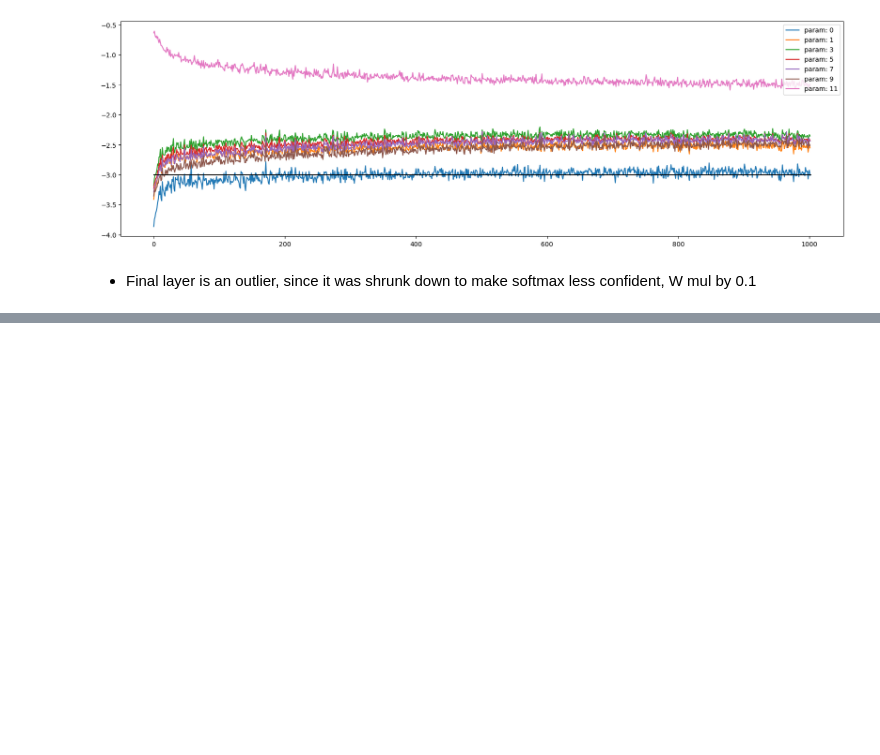
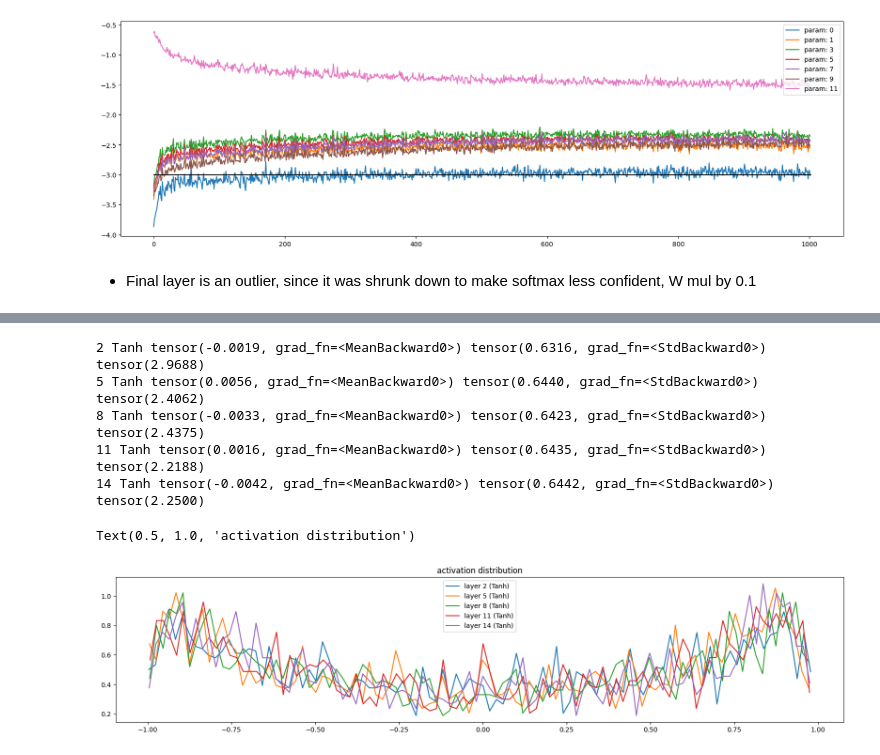
Before and after one commit to VomV/NLP, a Jupyter notebook: LangModels/mlp_pytorchify.ipynb, the cells around one changed output, grey strips where cells are left out. Cells and saved outputs as stored; diff of their text form; code cells hidden in the pictures; blank space fills up the shorter version.

Commit message:
batchnorm layer added

```diff
--- a/LangModels/mlp_pytorchify.ipynb
+++ b/LangModels/mlp_pytorchify.ipynb
@@ -392,0 +395,29 @@ plt.legend(legends);
+# %%
+n_embed = 10 #dim of the char embeddings
+n_hidden = 100 #num of neurons in the hidden layer of MLP
+g = torch.Generator().manual_seed(2147483647)
+
+C = torch.randn((vocab_size, n_embed), generator=g)
+
+layers = [
+
+    Linear(n_embed * block_size, n_hidden), BatchNorm1d(n_hidden), Tanh(),
+    Linear(n_hidden, n_hidden), BatchNorm1d(n_hidden), Tanh(),
+    Linear(n_hidden, n_hidden), BatchNorm1d(n_hidden), Tanh(),
+    Linear(n_hidden, n_hidden), BatchNorm1d(n_hidden), Tanh(),
+    Linear(n_hidden, n_hidden), BatchNorm1d(n_hidden), Tanh(),
+    Linear(n_hidden, vocab_size), BatchNorm1d(vocab_size),
+]
+
+with torch.no_grad():
+    #make last layer less confident
+    layers[-1].gamma *= 0.1
+    #for all other layers apply gain
+    for layer in layers[:-1]:
+        if isinstance(layer, Linear):
+            layer.weight *= 5/3
+
+parameters = [C] + [p for layer in layers for p in layer.parameters()]
+print(sum(p.nelement() for p in parameters))
+for p in parameters:
+    p.requires_grad = True
@@ -392,0 +472,21 @@ plt.legend(legends);
+# %%
+#visualize hist
+plt.figure(figsize=(20,4))
+legends = []
+for i, layer in enumerate(layers[:-1]):
+    if isinstance(layer, Tanh):
+        t = layer.out
+        print(i, layer.__class__.__name__, t.mean(), t.std(), (t.abs()>0.97).float().mean()*100)
+        hy, hx = torch.histogram(t, density=True)
+        plt.plot(hx[:-1].detach(), hy.detach())
+        legends.append(f'layer {i} ({layer.__class__.__name__})')
+plt.legend(legends)
+plt.title('activation distribution')
+# %% [output]
+2 Tanh tensor(-0.0019, grad_fn=<MeanBackward0>) tensor(0.6316, grad_fn=<StdBackward0>) tensor(2.9688)
+5 Tanh tensor(0.0056, grad_fn=<MeanBackward0>) tensor(0.6440, grad_fn=<StdBackward0>) tensor(2.4062)
+8 Tanh tensor(-0.0033, grad_fn=<MeanBackward0>) tensor(0.6423, grad_fn=<StdBackward0>) tensor(2.4375)
+11 Tanh tensor(0.0016, grad_fn=<MeanBackward0>) tensor(0.6435, grad_fn=<StdBackward0>) tensor(2.2188)
+14 Tanh tensor(-0.0042, grad_fn=<MeanBackward0>) tensor(0.6442, grad_fn=<StdBackward0>) tensor(2.2500)
+Text(0.5, 1.0, 'activation distribution')
+[figure, added]
```
Also changed, not shown: parts of 6 cells of this notebook.
